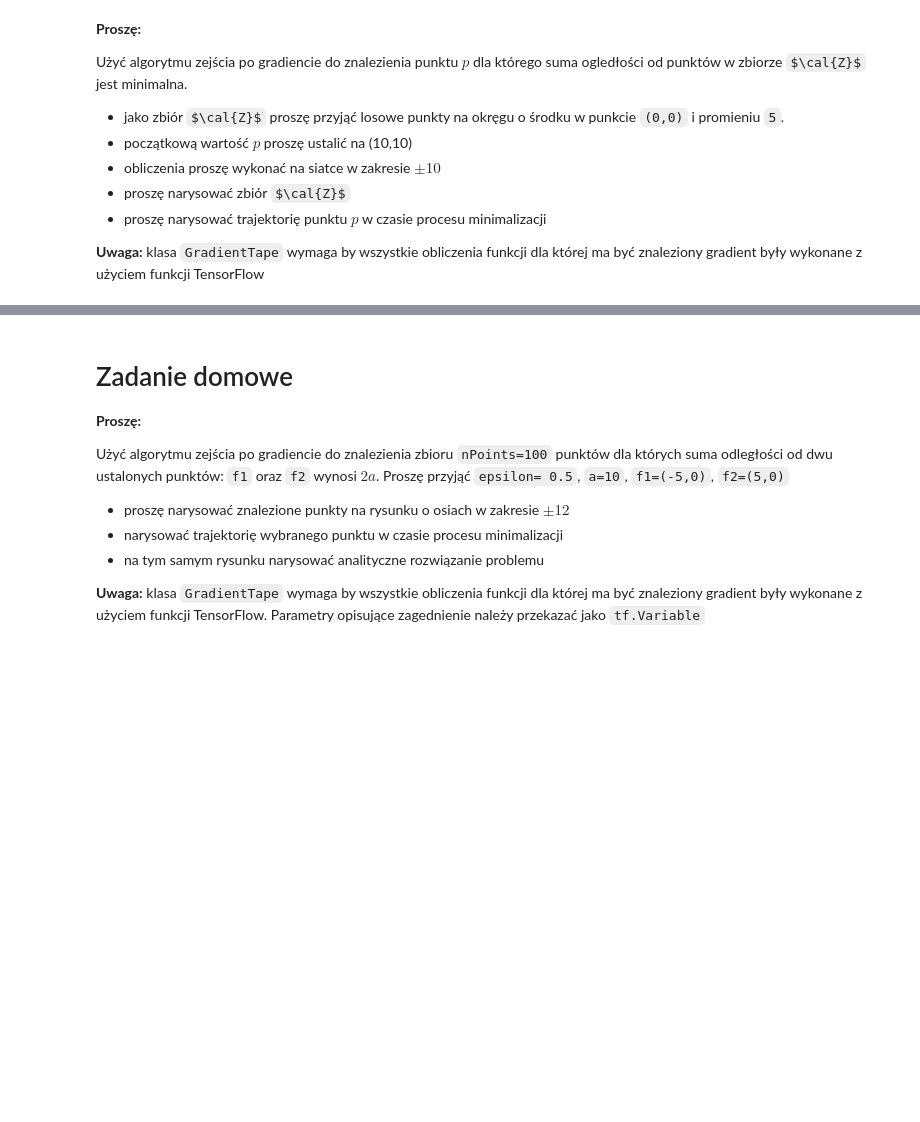
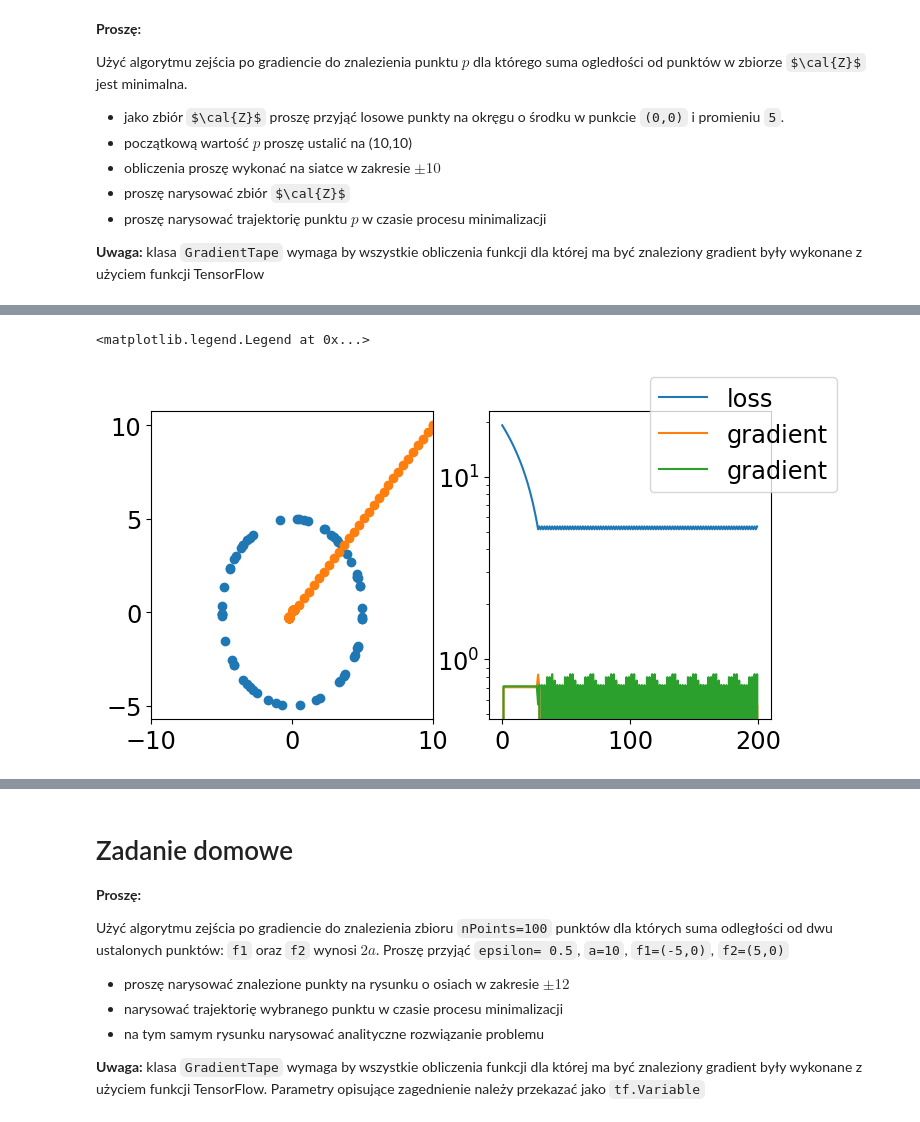
Before and after one commit to bkasza/MLII, a Jupyter notebook: 05.03/02_Podstawowe_pojecia.ipynb, the cells around one changed output, grey strips where cells are left out. Drawn from its saved outputs; the diff is of its cells as text; code cells hidden in the pictures; some formulas as TeX source; blank space fills up the shorter version.

```diff
--- a/05.03/02_Podstawowe_pojecia.ipynb
+++ b/05.03/02_Podstawowe_pojecia.ipynb
@@ -607,13 +607,13 @@ y = 2*x**2 + 3*x - 2
 weights = [tf.Variable(0.0, name="p2"),
            tf.Variable(0.0, name="p1"),
            tf.Variable(0.0, name="p0")]
-
+#istotna kolejnosc wag
 print(colored("Initial model weights:","blue"))
 [print(w.numpy(),end=" ") for w in weights]
 print("")
 
 #number of iterations - updates of the model parameters
-nIterations = 5000
+nIterations = 1000
 
 #learning rate
 lr = 0.01
@@ -623,11 +623,11 @@ for iter in range(0,nIterations):
     #gradient tape preparation
     with tf.GradientTape() as tape:
             y_pred = tf.math.polyval(coeffs=weights, x=x)
-            loss = tf.keras.losses.MeanSquaredError()(y_true = y, y_pred = y_pred)
+            loss = tf.keras.losses.MeanSquaredError()(y_true = y, y_pred = y_pred) #L2
             gradient = tape.gradient(loss, weights)
     #parameters update
     for w,g in zip(weights, gradient):
-        w.assign_sub(lr*g)
+        w.assign_sub(lr*g) # w -= rownowaznie
 print(colored("Final model weights:","blue"))
 [print(w.numpy(), end=" ") for w in weights]
 print("")
@@ -725,0 +819,12 @@ Wall time: 1.22 s
+# %%
+fig, axes = plt.subplots(1, 2, figsize = (8, 4))
+axes[0].plot(xv, yv, marker = 'o', linestyle = 'none')
+axes[0].plot(p_history[:, 0], p_history[:, 1], marker = 'o', linestyle = 'none')
+axes[0].set_xlim((-10, 10))
+axes[1].plot(loss_history, label = 'loss')
+axes[1].plot(gradient_history, label = 'gradient')
+axes[1].set_yscale('log')
+fig.legend()
+# %% [output]
+<matplotlib.legend.Legend at 0x...>
+[figure, added]
```
Also changed, not shown: parts of 7 cells of this notebook, 1 other file.
